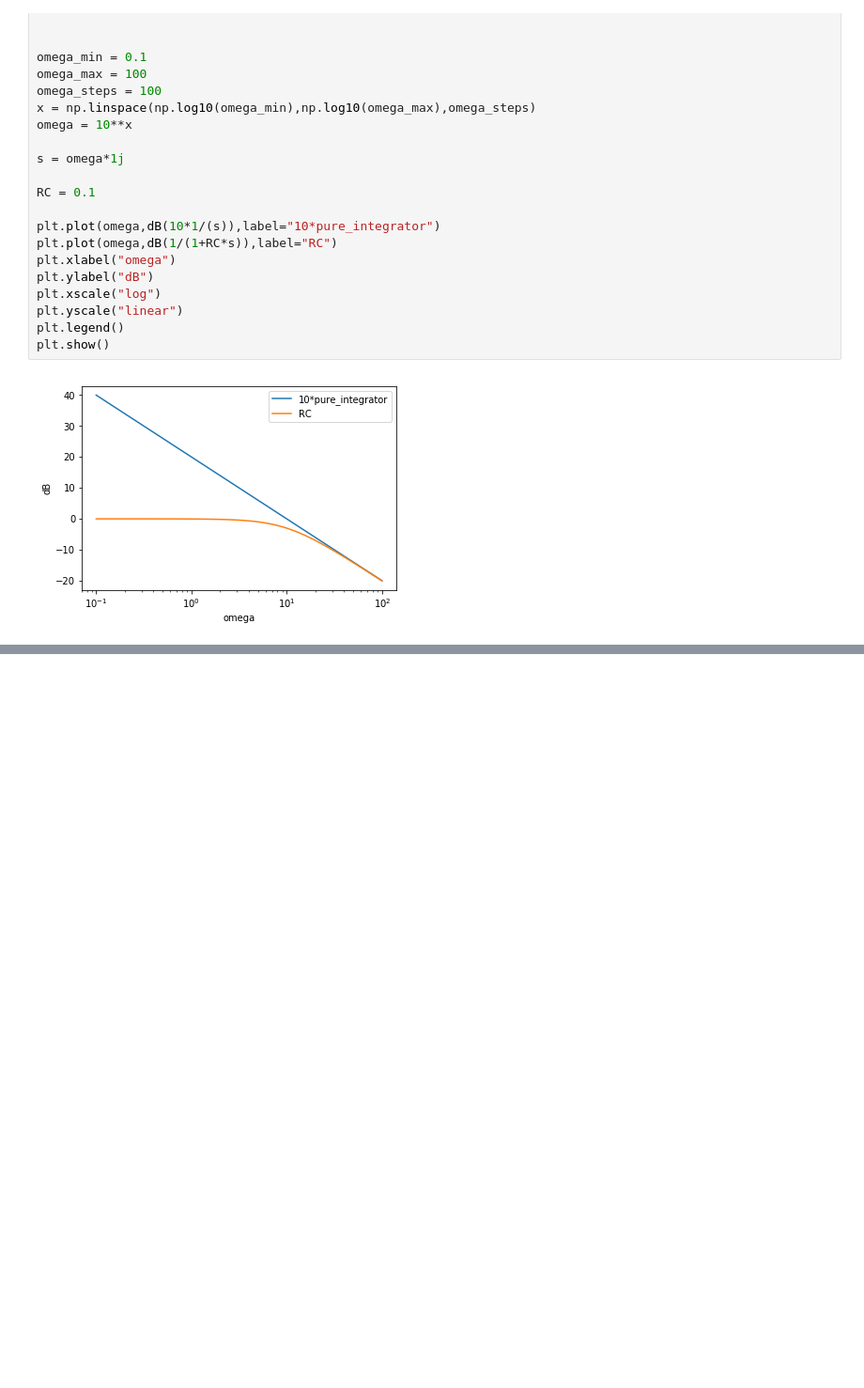
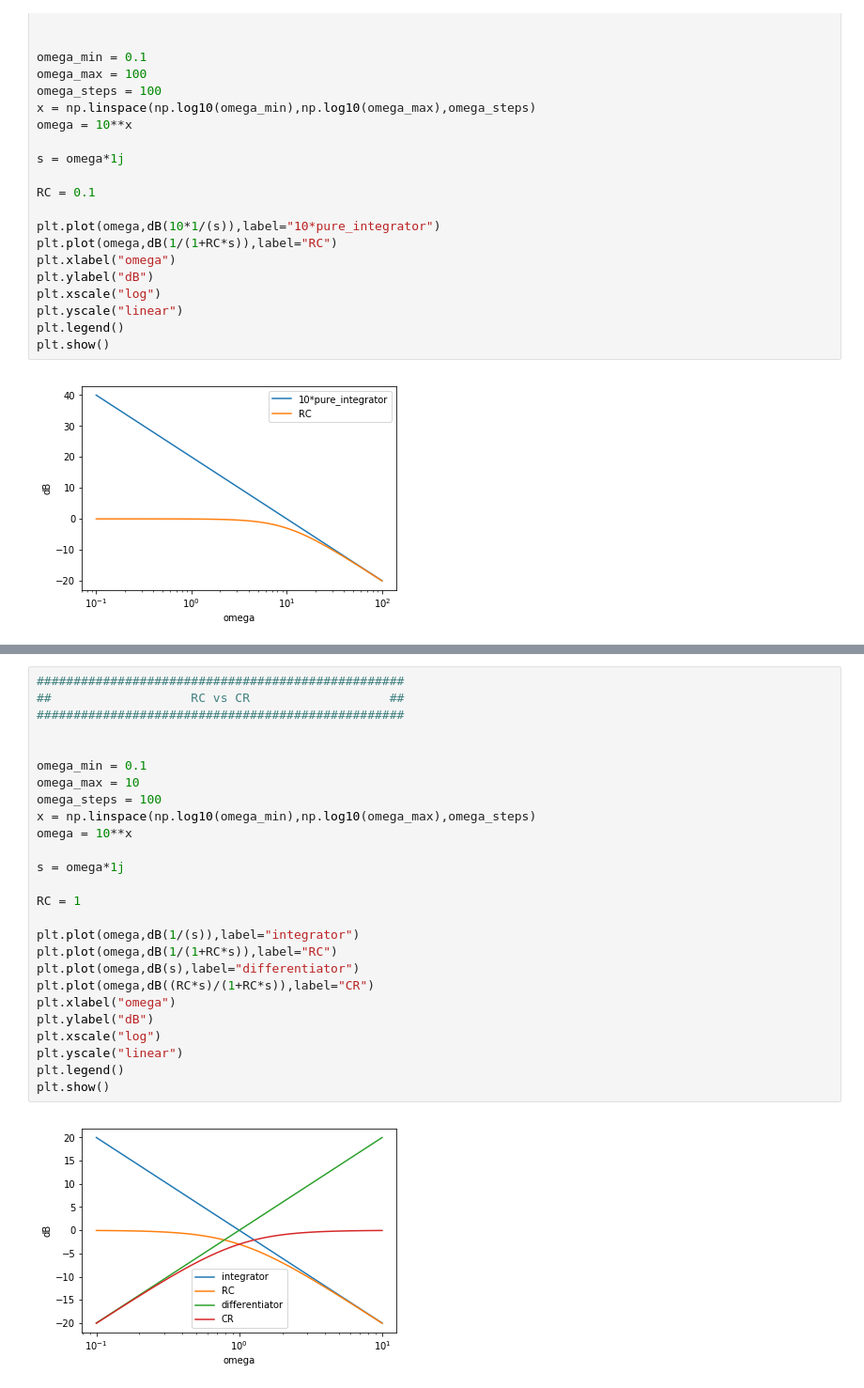
Before and after one commit to acidbourbon/lab_bench, a Jupyter notebook: workdir/jupyter/software_examples/RC_filter_bode.ipynb, the cells around one changed output, grey strips where cells are left out. Shown at 94% size. Drawn from its saved outputs; the diff is of its cells as text; blank space fills up the shorter version.

```diff
--- a/workdir/jupyter/software_examples/RC_filter_bode.ipynb
+++ b/workdir/jupyter/software_examples/RC_filter_bode.ipynb
@@ -58,0 +90,28 @@ plt.show()
+# %%
+##################################################
+##                   RC vs CR                   ##
+##################################################
+
+
+omega_min = 0.1
+omega_max = 10
+omega_steps = 100
+x = np.linspace(np.log10(omega_min),np.log10(omega_max),omega_steps)
+omega = 10**x
+
+s = omega*1j
+
+RC = 1
+
+plt.plot(omega,dB(1/(s)),label="integrator")
+plt.plot(omega,dB(1/(1+RC*s)),label="RC")
+plt.plot(omega,dB(s),label="differentiator")
+plt.plot(omega,dB((RC*s)/(1+RC*s)),label="CR")
+plt.xlabel("omega")
+plt.ylabel("dB")
+plt.xscale("log")
+plt.yscale("linear")
+plt.legend()
+plt.show()
+# %% [output]
+[figure, added]
```
Also changed, not shown: parts of 1 cell of this notebook.
